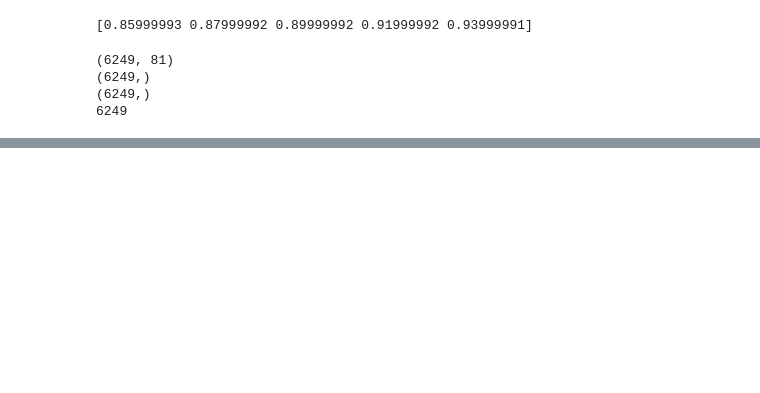
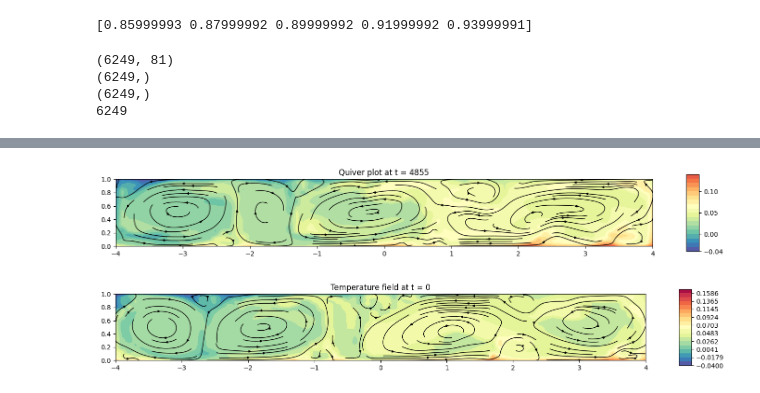
Before and after one commit to Julielmnt/Stage_M2, a Jupyter notebook: code/data_analysis.ipynb, the cells around one changed output, grey strips where cells are left out. Cells and saved outputs as stored; diff of their text form; code cells hidden in the pictures; blank space fills up the shorter version.

```diff
--- a/code/data_analysis.ipynb
+++ b/code/data_analysis.ipynb
@@ -124,0 +102,20 @@ ValueError: The rows of 'x' must be equal
+# %%
+%matplotlib inline
+t = 4855
+fig, ax = plt.subplots(figsize = (15,5))
+ax.streamplot(x.T, z.T, u[t,:,:].T , w[t,:,:].T, color = 'k', arrowsize = 0.7,linewidth = 1)
+cf0 = ax.contourf(x, z, T[t, :, :], levels=20, cmap=cm.Spectral.reversed(), norm=matplotlib.colors.Normalize(vmin=T.min(), vmax=T.max()))
+cbar = plt.colorbar(cf0, ax=ax, shrink=0.35, aspect = 6, ticks = [-0.04, 0, 0.05, 0.10, 0.15])
+cbar.ax.set_aspect('auto')
+ax.set_title(f'Quiver plot at t = {t}')
+ax.set_aspect('equal')
+ax.set_ylim(0,1)
+ax.set_xlim(-4,4)
+plt.tight_layout()
+plt.show()
+# %% [output]
+[figure, added]
+# %%
+simulation.plot_T_field(0)
+# %% [output]
+[figure, added]
```
Also changed, not shown: parts of 15 cells of this notebook, 2 other files.
